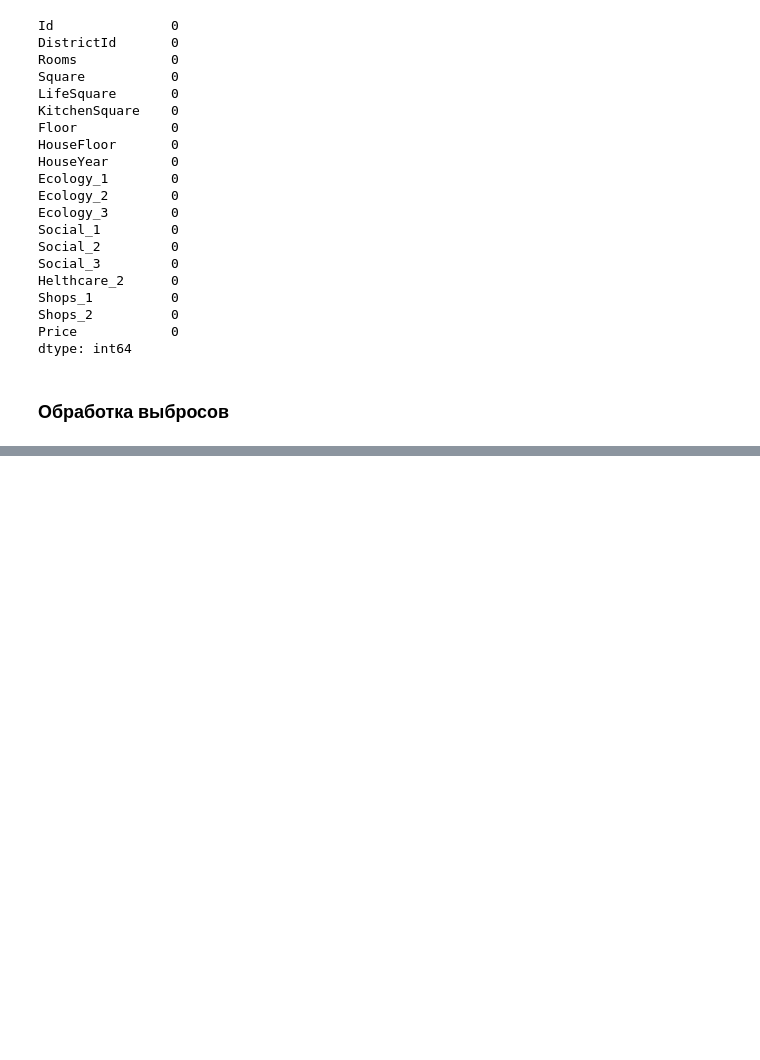
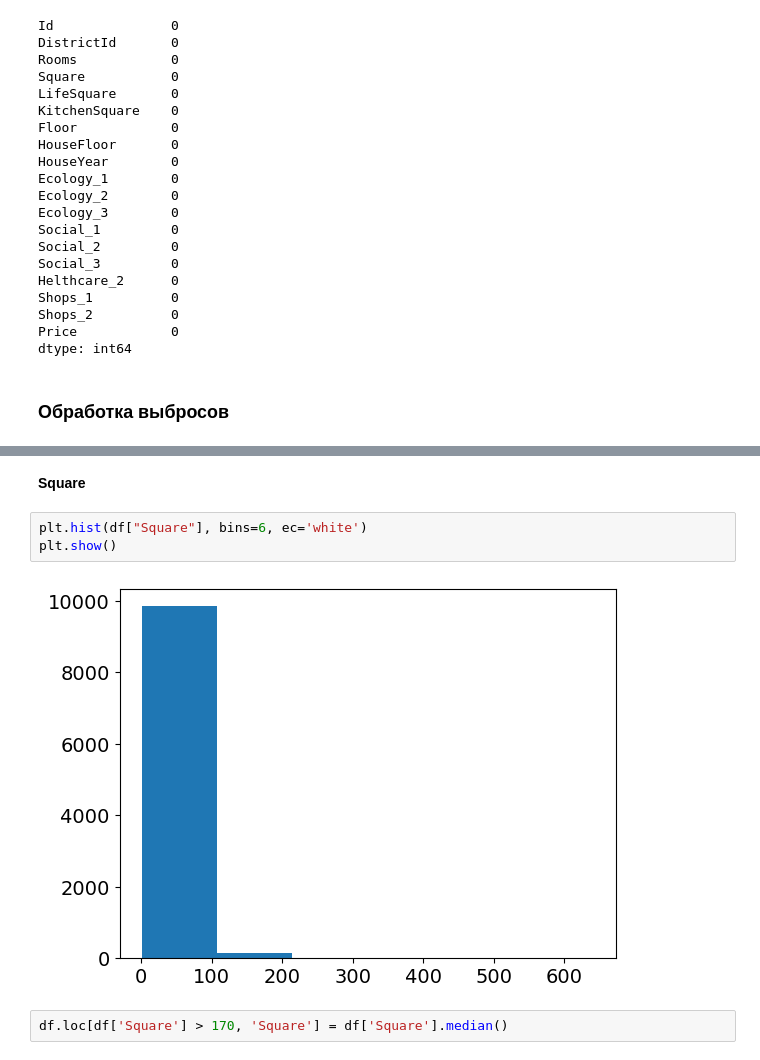
Before and after one commit to KorbovskiyOleg/DataScience, a Jupyter notebook: DataScince/Курсовая работа/Korbovsky_solution.ipynb, the cells around one changed output, grey strips where cells are left out. Drawn from its saved outputs; the diff is of its cells as text; blank space fills up the shorter version.

```diff
--- a/DataScince/Курсовая работа/Korbovsky_solution.ipynb
+++ b/DataScince/Курсовая работа/Korbovsky_solution.ipynb
@@ -291,0 +318,9 @@ dtype: int64
+# %% [markdown]
+**Square**
+# %%
+plt.hist(df["Square"], bins=6, ec='white')
+plt.show()
+# %% [output]
+[figure, added]
+# %%
+df.loc[df['Square'] > 170, 'Square'] = df['Square'].median()
```
Also changed, not shown: parts of 37 cells of this notebook, 1 other file.
